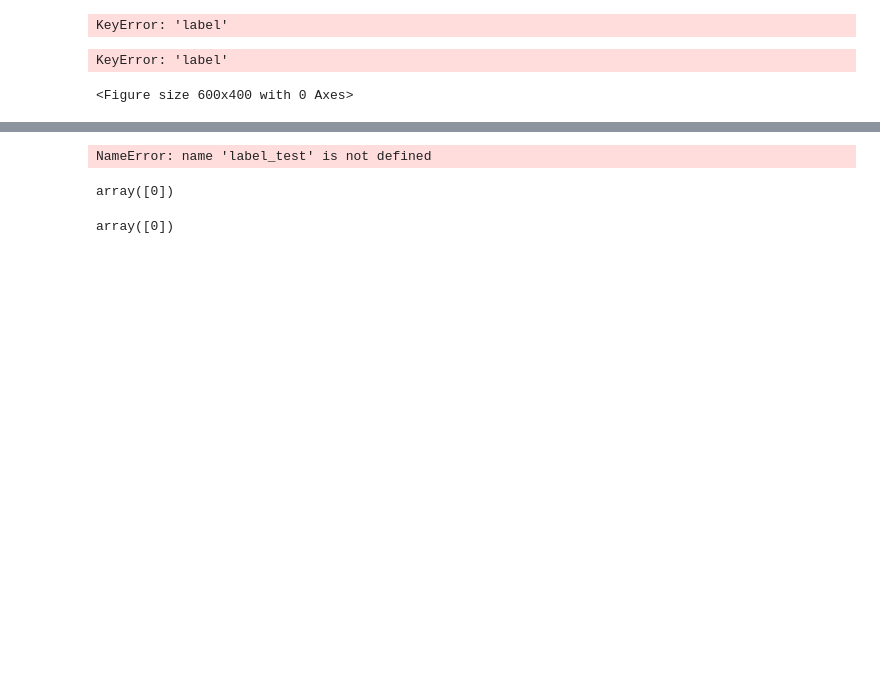
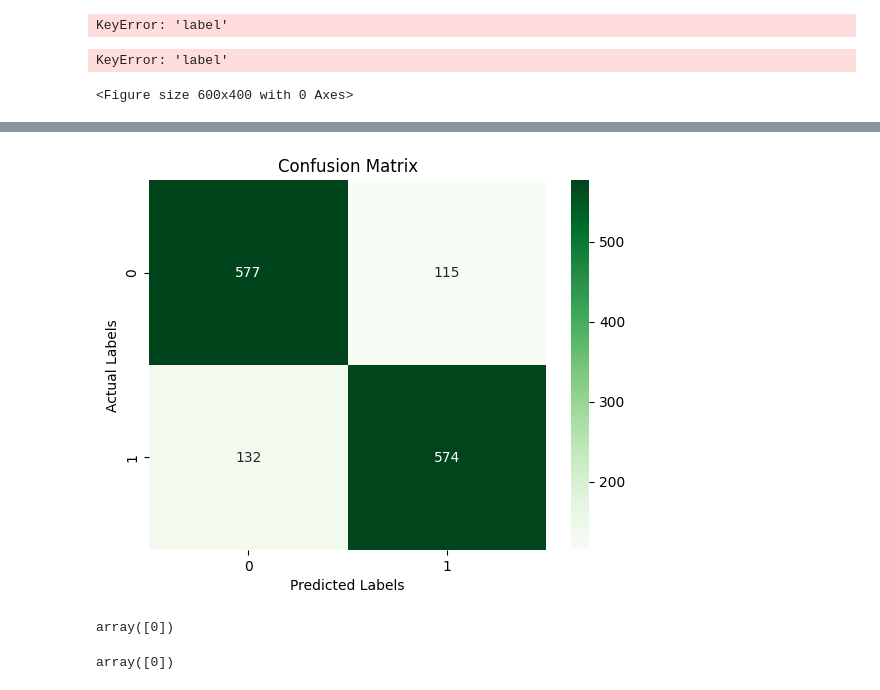
Before and after one commit to Matias-Andrade-Matheus/TCC-Disurso-de-Odio, a Jupyter notebook: códigos/indentificacao_de_discurso_de_odio.ipynb, the cells around one changed output, grey strips where cells are left out. Drawn from its saved outputs; the diff is of its cells as text; code cells hidden in the pictures; blank space fills up the shorter version.

```diff
--- a/códigos/indentificacao_de_discurso_de_odio.ipynb
+++ b/códigos/indentificacao_de_discurso_de_odio.ipynb
@@ -427,9 +434,7 @@ except ImportError:
 
 def train_and_evaluate_classifiers(datasets_configs, classifiers):
     """
-    Treina e avalia múltiplos classificadores em múltiplos datasets de forma eficiente
-
-
+    Treina e avalia múltiplos classificadores em múltiplos datasets
     """
     results = {}
 
@@ -501,39 +506,39 @@ def train_and_evaluate_classifiers(datasets_configs, classifiers):
 datasets = [
     {  # HateBR
         "name": "HateBR",
-        "filepath": 'Datasets/hateBR/HateBR.csv',
+        "filepath": datasets_paths[4],
         "text_column": 'comentario',
         "label_column": 'label_final'
     },
     {  # Offcom2
         "name": "Offcom2",
-        "filepath": 'Datasets/OffComBR2/OffComBR2.csv',
+        "filepath": datasets_paths[2],
         "text_column": 'comentario',
         "label_column": 'label'
     },
     {  # OffcomBR-3
         "name": "OffcomBR-3",
-        "filepath": 'Datasets/OffComBR-3/OffComBR3.csv',
+        "filepath": datasets_paths[1],
         "text_column": 'mensagem',
         "label_column": 'label'
     },
     {  # OLID-BR
         "name": "OLID-BR",
-        "filepath": 'Datasets/OLID - BR/2019-05-28_portuguese_hate_speech_binary_classification.csv',
+        "filepath": datasets_paths[0],
         "text_column": 'text',
         "label_column": 'hatespeech_comb'
     },
     {  # BiToLD
         "name": "BiToLD",
-        "filepath": 'Datasets/ToLD/ToLD-BR_binario.csv',
+        "filepath": datasets_paths[3],
         "text_column": 'text',
         "label_column": 'Discurso_de_odio'
     },
-    {
+    {   # MultiOffcomBR-3
         "name": "MultiOffcomBR-3",
-        "filepath": 'Datasets/OffComBR-3/MultiOffComBR3.csv',
+        "filepath": datasets_paths[5],
         "text_column": 'mensagem',
-        "label_column": 'label'
+        "label_column": 'label_final'
     }
 ]
 
@@ -644,19 +601,51 @@ NameError: name 'INDEX' is not defined
 # %%
 # 5. Analysis (Matriz)
 from sklearn.metrics import confusion_matrix
 import seaborn as sns
+import matplotlib.pyplot as plt
 
-confusion_metrics = confusion_matrix(label_test, y_pred_mnb)
+predictions = []
 
-class_names = np.unique(np.concatenate((label_test, y_pred_mnb)))
-sns.heatmap(confusion_metrics, annot=True, fmt='d', cmap='Greens', xticklabels=class_names, yticklabels=class_names)
+for dataset_config in datasets:
+    df = load_and_prepare_data(dataset_config["filepath"],
+                               dataset_config["text_column"],
+                               dataset_config["label_column"])
 
-plt.title('Confusion Matrix')
-plt.ylabel('Actual Labels')
-plt.xlabel('Predicted Labels')
-plt.show()
+    text_train, text_test, label_train, label_test = split_data(df)
+
+    vectorizer = TfidfVectorizer(min_df=5, ngram_range=(1, 2), max_features=10000)
+    X_train = vectorizer.fit_transform(text_train)
+    X_test = vectorizer.transform(text_test)
+
+    for classifier in classifiers:
+        classifier.fit(X_train, label_train)
+        y_pred = classifier.predict(X_test)
+        predictions.append({
+            "dataset": dataset_config["name"],
+            "classifier": classifier.__class__.__name__,
+            "label_test": label_test,
+            "y_pred": y_pred
+            })
+
+
+if __name__ == "__main__":
+    present_prediction = predictions[0]  # Exemplo: pegar a primeira predição para visualização
+    dataset_name = present_prediction["dataset"]
+    classifier_name = present_prediction["classifier"]
+
+    label_test = present_prediction["label_test"]
+    y_pred = present_prediction["y_pred"]
+    confusion_metrics = confusion_matrix(label_test, y_pred)
+
+    class_names = np.unique(np.concatenate((label_test, y_pred)))
+    sns.heatmap(confusion_metrics, annot=True, fmt='d', cmap='Greens', xticklabels=class_names, yticklabels=class_names)
+
+    plt.title('Confusion Matrix')
+    plt.ylabel('Actual Labels')
+    plt.xlabel('Predicted Labels')
+    plt.show()
 # %% [output]
-NameError: name 'label_test' is not defined
+[figure, added]
 # %%
 # 4.2 Classification (Exemple Prediction) [0% ainda não testei nem estudei]
 teste = tfidf_vectorizer.transform(["Você é um lindo"])
```
Also changed, not shown: parts of 7 cells of this notebook, 1 other file.
